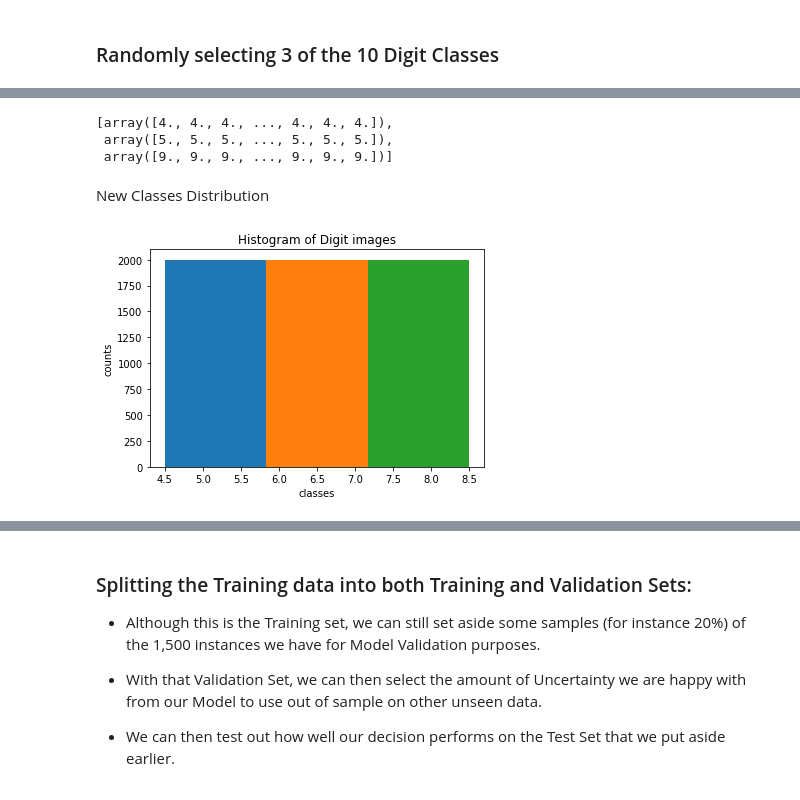
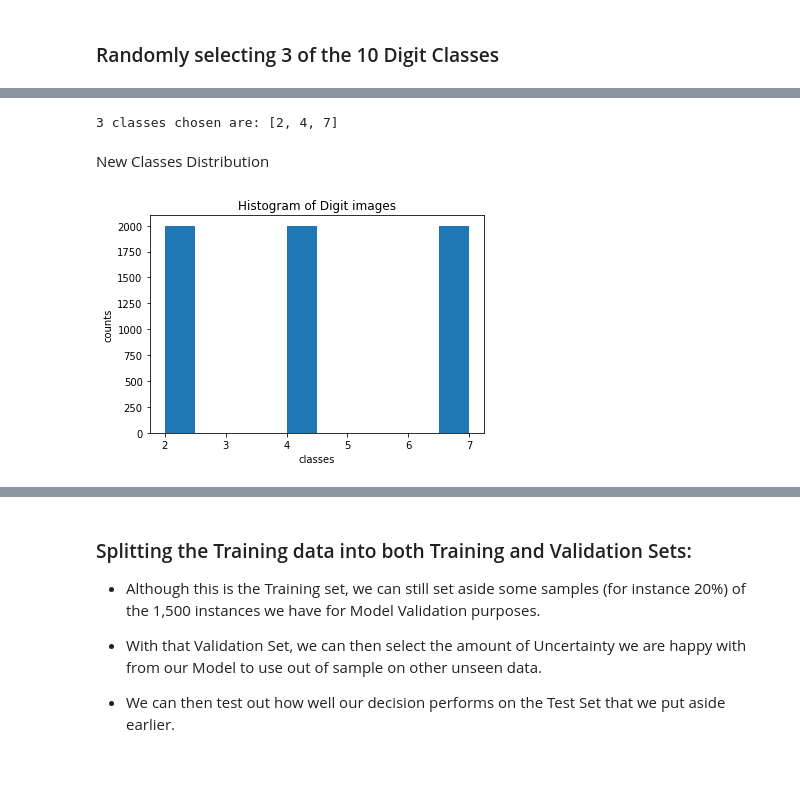
Before and after one commit to comaraDOTcom/ml-applications, a Jupyter notebook: Etivity1/ET5003_Etivity1_CONOROMARA_20151845.ipynb, the cells around one changed output, grey strips where cells are left out. Saved outputs shown, nothing was run; the diff lists cells and outputs as text; code cells hidden in the pictures.

```diff
--- a/Etivity1/ET5003_Etivity1_CONOROMARA_20151845.ipynb
+++ b/Etivity1/ET5003_Etivity1_CONOROMARA_20151845.ipynb
@@ -192,2 +210,7 @@ classes
+# %%
+# Generating the down sample of classes for k=3
+down_sample_classes, number_of_down_sample_classes = down_sampling_classes_function(n_classes, 3)
+# %% [output]
+3 classes chosen are: [2, 4, 7]
 # %%
 # The number of instances we'll keep for each of our 3 digits:
@@ -208,6 +235,0 @@ y_train = np.hstack(labels)
-# %%
-labels
-# %% [output]
-[array([4., 4., 4., ..., 4., 4., 4.]),
- array([5., 5., 5., ..., 5., 5., 5.]),
- array([9., 9., 9., ..., 9., 9., 9.])]
@@ -215,16 +239,22 @@ labels
 New Classes Distribution
 # %%
 # new histogram
-fig, ax = plt.subplots()
-ind = np.arange(n_classes)
+def plot_class_distribution(n_clases, labels):
+  """
+  Plot classes and counts
+  """
+  fig, ax = plt.subplots()
+  ind = np.arange(n_classes)
 
-n, bins, patches = ax.hist(labels, n_classes)
-ax.set_xlabel('classes')
-ax.set_ylabel('counts')
-ax.set_title(r'Histogram of Digit images')
-plt.show()
+  n, bins, patches = ax.hist(labels, n_classes)
+  ax.set_xlabel('classes')
+  ax.set_ylabel('counts')
+  ax.set_title(r'Histogram of Digit images')
+  plt.show()
-# %% [output]
-[figure, removed]
+# %%
+plot_class_distribution(number_of_down_sample_classes, y_train_downsample)
+# %% [output]
+[figure, added]
 # %%
 # plot digits
 def plot_digits(instances, images_per_row=5, **options):
```
Also changed, not shown: parts of 47 cells of this notebook.
